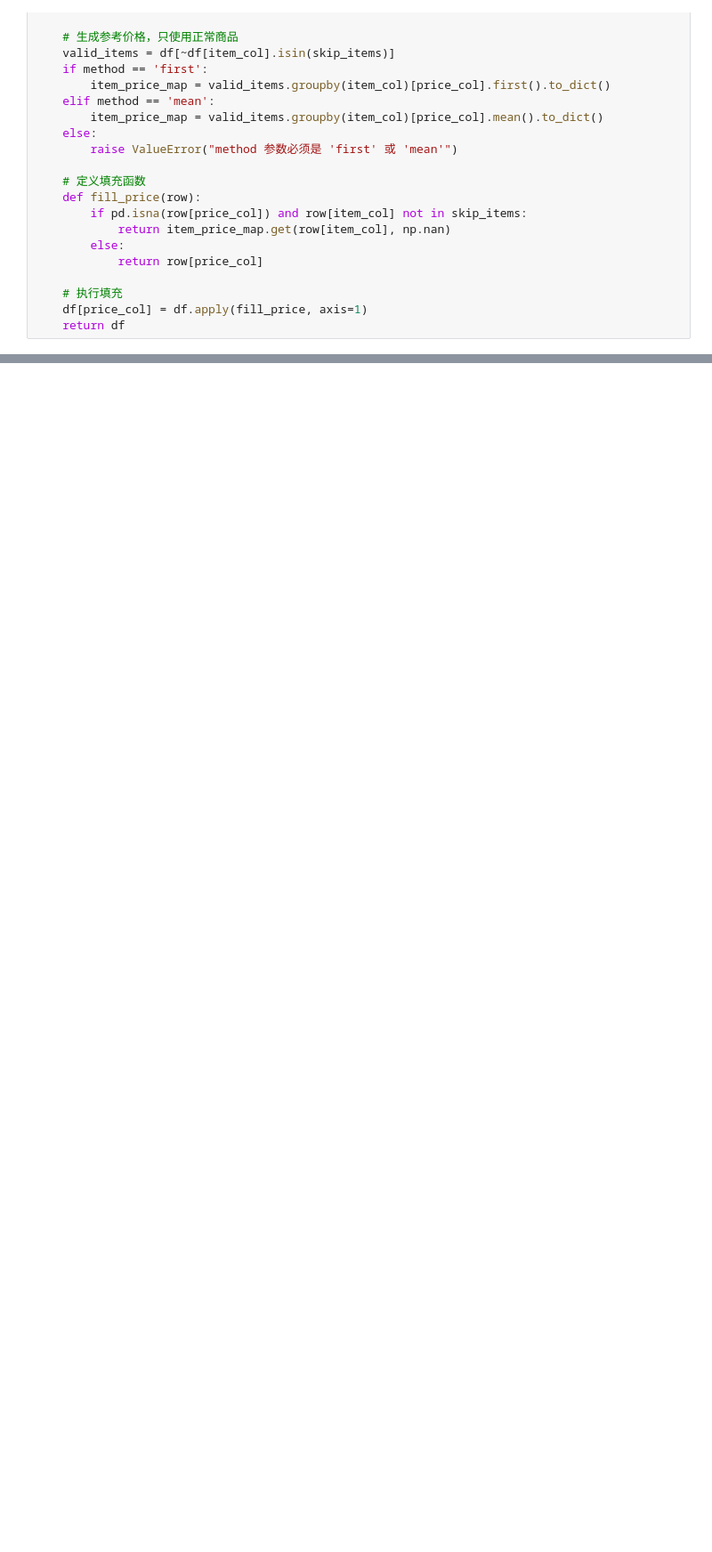
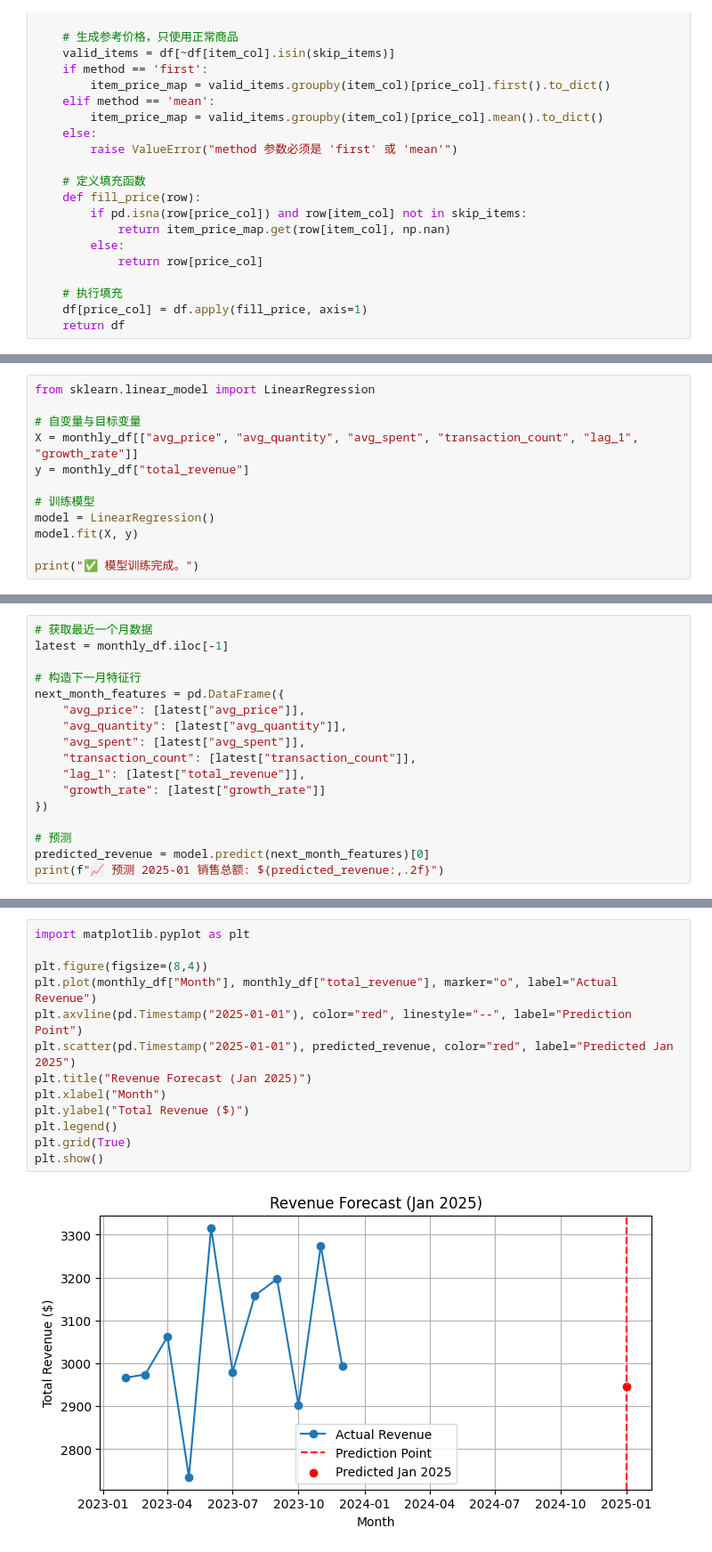
Before and after one commit to xiaYC35/cafe-sales-cleaning-trainnig, a Jupyter notebook: Cafe_sales_data.ipynb, the cells around one changed output, grey strips where cells are left out. Shown at 89% size. Cells and saved outputs as stored; diff of their text form; blank space fills up the shorter version.

```diff
--- a/Cafe_sales_data.ipynb
+++ b/Cafe_sales_data.ipynb
@@ -226,0 +672,12 @@ print(clean_df.head(10))
+# %%
+from sklearn.linear_model import LinearRegression
+
+# 自变量与目标变量
+X = monthly_df[["avg_price", "avg_quantity", "avg_spent", "transaction_count", "lag_1", "growth_rate"]]
+y = monthly_df["total_revenue"]
+
+# 训练模型
+model = LinearRegression()
+model.fit(X, y)
+
+print("✅ 模型训练完成。")
@@ -226,0 +686,17 @@ print(clean_df.head(10))
+# %%
+# 获取最近一个月数据
+latest = monthly_df.iloc[-1]
+
+# 构造下一月特征行
+next_month_features = pd.DataFrame({
+    "avg_price": [latest["avg_price"]],
+    "avg_quantity": [latest["avg_quantity"]],
+    "avg_spent": [latest["avg_spent"]],
+    "transaction_count": [latest["transaction_count"]],
+    "lag_1": [latest["total_revenue"]],
+    "growth_rate": [latest["growth_rate"]]
+})
+
+# 预测
+predicted_revenue = model.predict(next_month_features)[0]
+print(f"📈 预测 2025-01 销售总额: ${predicted_revenue:,.2f}")
@@ -226,0 +705,15 @@ print(clean_df.head(10))
+# %%
+import matplotlib.pyplot as plt
+
+plt.figure(figsize=(8,4))
+plt.plot(monthly_df["Month"], monthly_df["total_revenue"], marker="o", label="Actual Revenue")
+plt.axvline(pd.Timestamp("2025-01-01"), color="red", linestyle="--", label="Prediction Point")
+plt.scatter(pd.Timestamp("2025-01-01"), predicted_revenue, color="red", label="Predicted Jan 2025")
+plt.title("Revenue Forecast (Jan 2025)")
+plt.xlabel("Month")
+plt.ylabel("Total Revenue ($)")
+plt.legend()
+plt.grid(True)
+plt.show()
+# %% [output]
+[figure, added]
```
Also changed, not shown: parts of 52 cells of this notebook.
